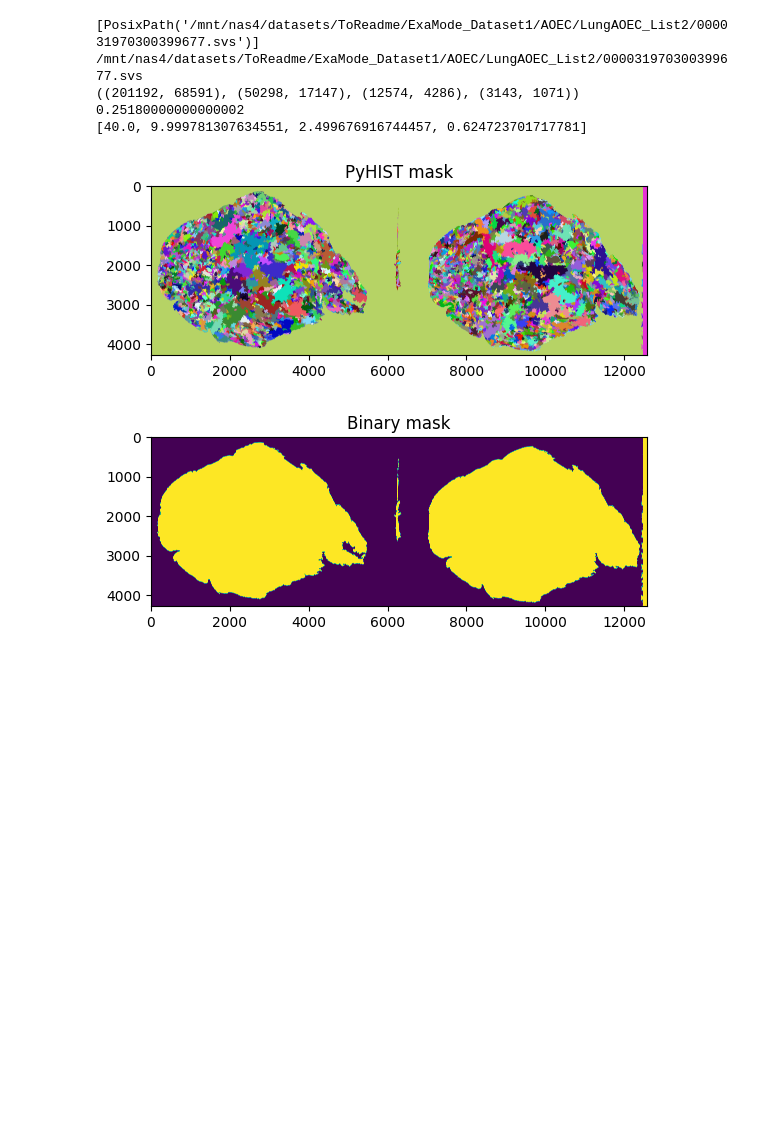
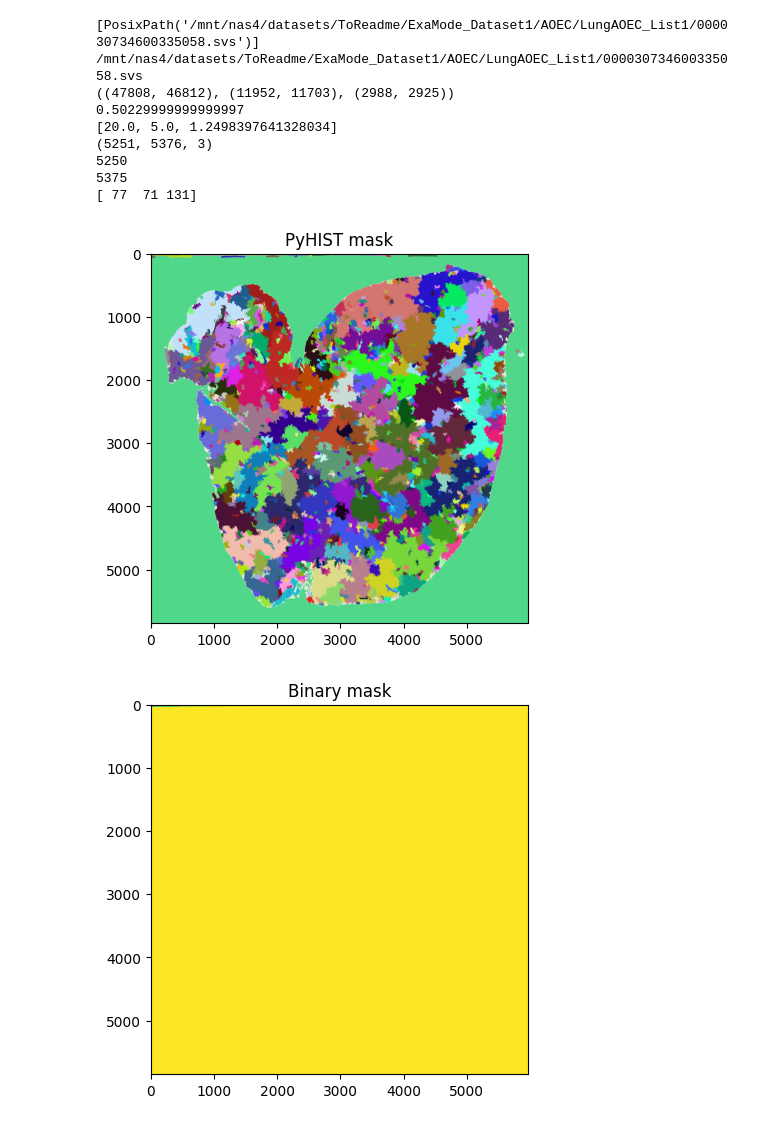
Before and after one commit to lluisb3/histo_lung, a Jupyter notebook: jupyter_notebooks/binarization_segmentations_pyhist.ipynb, the cells around one changed output. Saved outputs shown, nothing was run; the diff lists cells and outputs as text; code cells hidden in the pictures; blank space fills up the shorter version.

```diff
--- a/jupyter_notebooks/binarization_segmentations_pyhist.ipynb
+++ b/jupyter_notebooks/binarization_segmentations_pyhist.ipynb
@@ -21,10 +21,16 @@ def check_corners(img):
     -------
     background_pixel (numpy.ndarray): BGR values for the background
     """
-    cropped_image = img.copy()
+    copy = img.copy()
+    width, height, _ = copy.shape
+    if width > 15000 or height > 15000:
+        cropped_image = copy[600:width-600, 600:height-600]
+    else:
+        cropped_image = copy[300:width-300, 300:height-300]
     width, height, _ = cropped_image.shape
-    cropped_image = cropped_image[250:width-250, 250:height-1]
-    width, height, _ = cropped_image.shape
+    print(cropped_image.shape)
+    print(width-1)
+    print(height-1)
     top_left = img[0, 0, :]
     top_right = img[width-1, 0, :]
     bottom_left = img[0, height-1, :]
@@ -61,45 +67,50 @@ def available_magnifications(mpp, level_downsamples):
 datadir = Path("/mnt/nas4/datasets/ToReadme/ExaMode_Dataset1/AOEC")
 
 # for i in range(3):
-maskdir = Path(thispath.parent / "data" / "Mask_PyHIST_v2" / f"LungAOEC_List2")
+maskdir = Path(thispath.parent / "data" / "Mask_PyHIST_v2" / f"LungAOEC_List1")
 
-image = "000031970300399677"
+image = "000030734600335058"
 
 svs_file = [i for i in datadir.rglob("*.svs") if "LungAOEC" in str(i) and image in str(i)]
 print(svs_file)
 
 histo_mask = cv.imread(str(Path(maskdir / image / f"segmented_{image}.ppm")))
 print(svs_file[0])
 slide = openslide.OpenSlide(str(svs_file[0]))
 print(slide.level_dimensions)
 mpp = slide.properties['openslide.mpp-x']
 print(mpp)
 
 level_downsamples = slide.level_downsamples
 mags = available_magnifications(mpp, level_downsamples)
 print(mags)
 
 # Mask from PyHIST to binary mask
 copy = histo_mask.copy()
 
 most_frequnt = check_corners(copy)
+print(most_frequnt)
 copy[(copy != most_frequnt).any(axis=-1)] = 1
 copy[(copy == most_frequnt).all(axis=-1)] = 0
 binary_mask = copy[:, :, 0]
 
 plt.imshow(histo_mask)
 plt.title("PyHIST mask")
 plt.show()
 
 
 plt.imshow(binary_mask)
 plt.title("Binary mask")
 plt.show()
 # %% [output]
-[PosixPath('/mnt/nas4/datasets/ToReadme/ExaMode_Dataset1/AOEC/LungAOEC_List2/000031970300399677.svs')]
-/mnt/nas4/datasets/ToReadme/ExaMode_Dataset1/AOEC/LungAOEC_List2/000031970300399677.svs
-((201192, 68591), (50298, 17147), (12574, 4286), (3143, 1071))
-0.25180000000000002
-[40.0, 9.999781307634551, 2.499676916744457, 0.624723701717781]
+[PosixPath('/mnt/nas4/datasets/ToReadme/ExaMode_Dataset1/AOEC/LungAOEC_List1/000030734600335058.svs')]
+/mnt/nas4/datasets/ToReadme/ExaMode_Dataset1/AOEC/LungAOEC_List1/000030734600335058.svs
+((47808, 46812), (11952, 11703), (2988, 2925))
+0.50229999999999997
+[20.0, 5.0, 1.2498397641328034]
+(5251, 5376, 3)
+5250
+5375
+[ 77  71 131]
-[figure, old version]
+[figure, new version]
-[figure, old version]
+[figure, new version]
```
Also changed, not shown: 6 other files.
